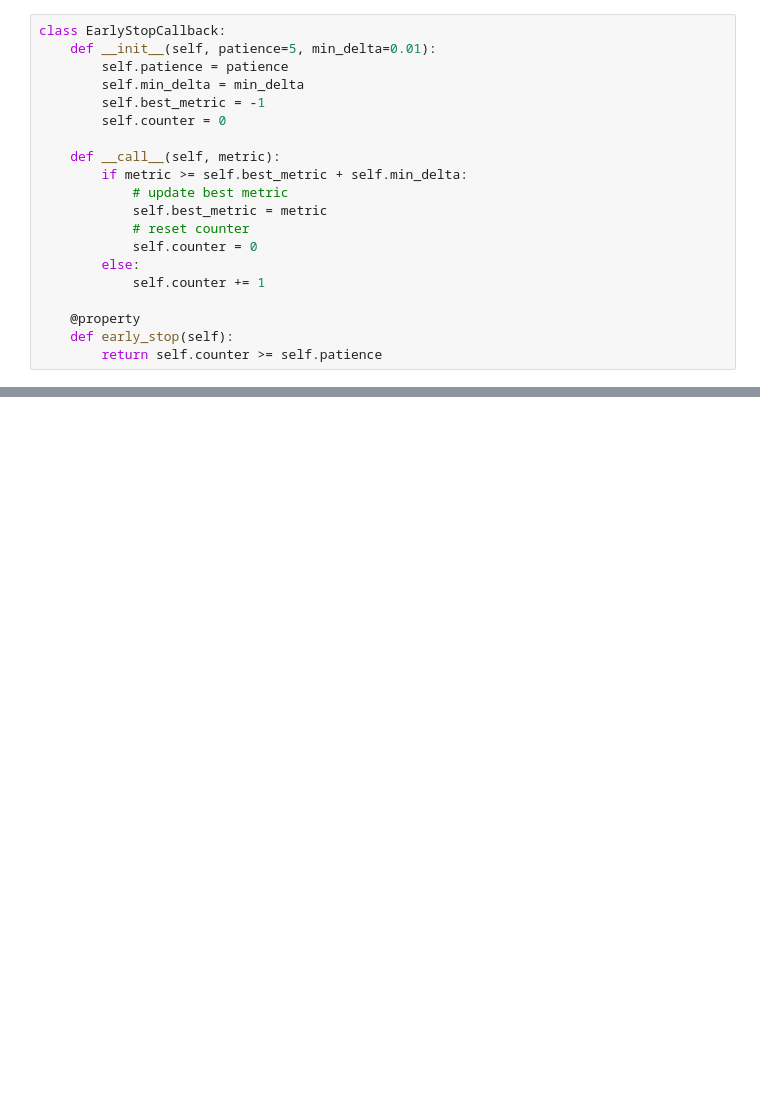
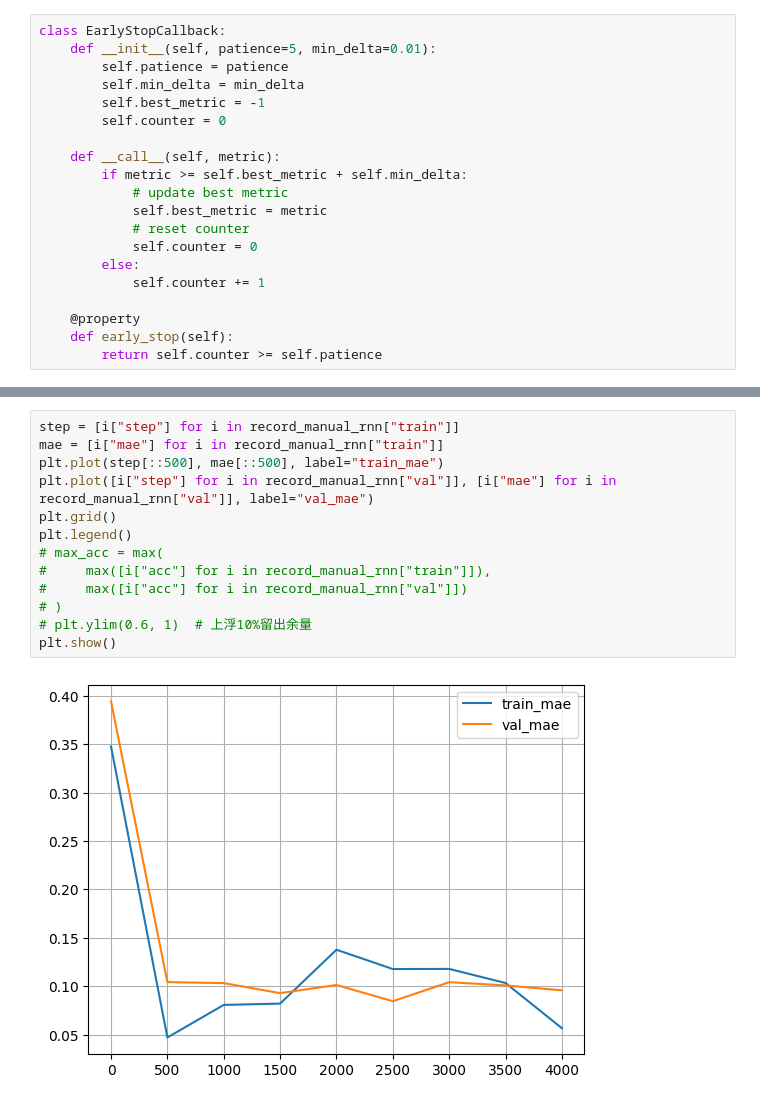
Before and after one commit to Brynn-jx/BJTU_DeepLearning, a Jupyter notebook: 循环神经网络实验一.ipynb, the cells around one changed output, grey strips where cells are left out. Saved outputs shown, nothing was run; the diff lists cells and outputs as text; blank space fills up the shorter version.

```diff
--- a/循环神经网络实验一.ipynb
+++ b/循环神经网络实验一.ipynb
@@ -257,0 +283,15 @@ record_manual_vehicle = training_manual_rnn(
+# %%
+step = [i["step"] for i in record_manual_rnn["train"]]
+mae = [i["mae"] for i in record_manual_rnn["train"]]
+plt.plot(step[::500], mae[::500], label="train_mae")
+plt.plot([i["step"] for i in record_manual_rnn["val"]], [i["mae"] for i in record_manual_rnn["val"]], label="val_mae")
+plt.grid()
+plt.legend()
+# max_acc = max(
+#     max([i["acc"] for i in record_manual_rnn["train"]]),
+#     max([i["acc"] for i in record_manual_rnn["val"]])
+# )
+# plt.ylim(0.6, 1)  # 上浮10%留出余量
+plt.show()
+# %% [output]
+[figure, added]
```
Also changed, not shown: parts of 38 cells of this notebook.
